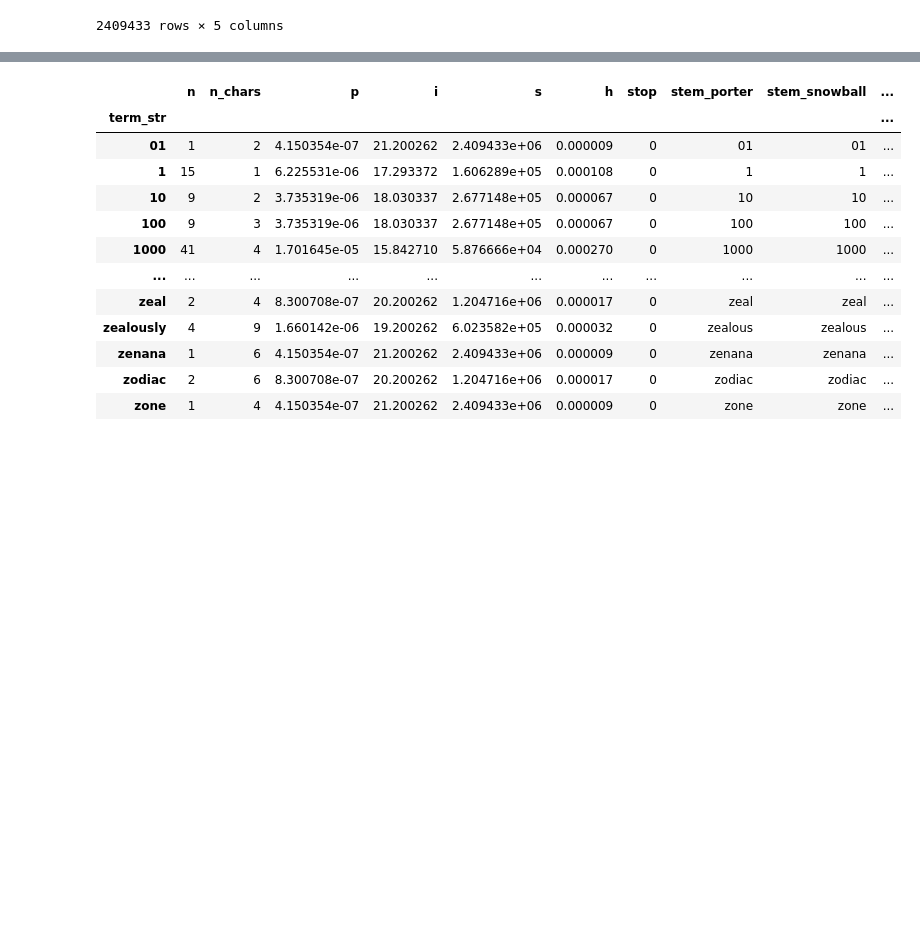
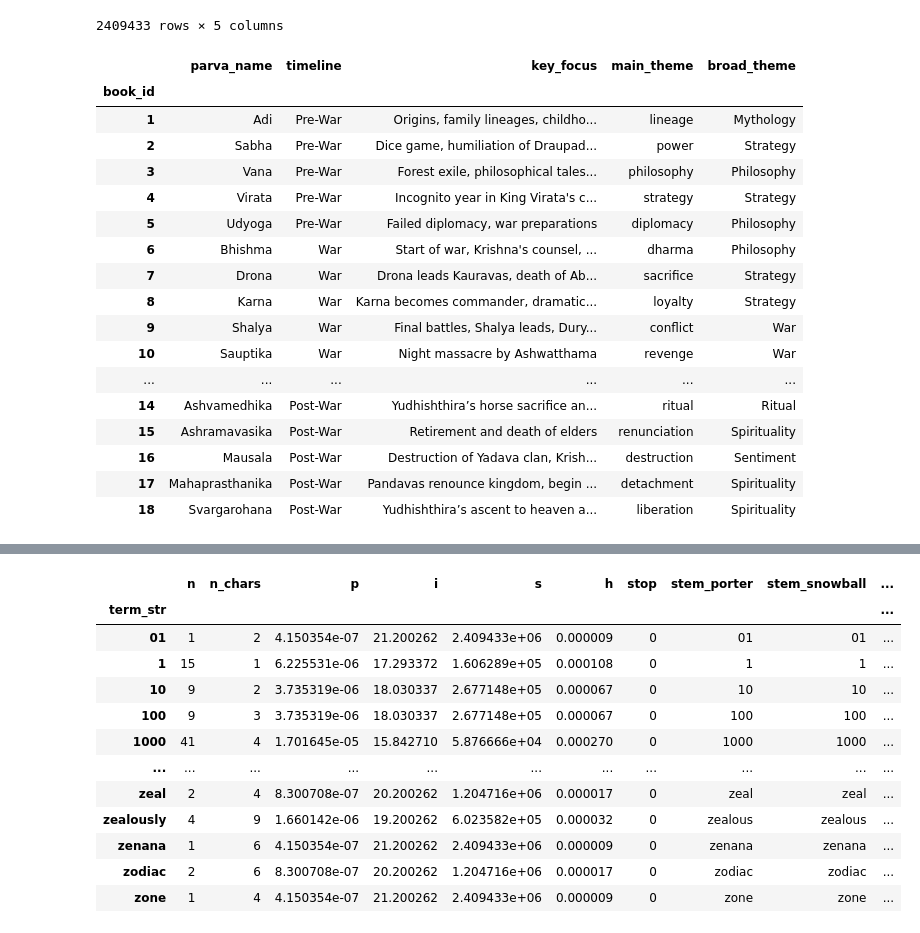
Before and after one commit to vishugp/Mahabharata_ETA, a Jupyter notebook: create_F3.ipynb, the cells around one changed output, grey strips where cells are left out. Saved outputs shown, nothing was run; the diff lists cells and outputs as text; code cells hidden in the pictures; blank space fills up the shorter version.

```diff
--- a/create_F3.ipynb
+++ b/create_F3.ipynb
@@ -115,3 +114,26 @@ CORPUS
 |  |  |  |  |  | 28 | (Vishnu, NNP) | NNP | Vishnu | vishnu | NN |
 |  |  |  |  |  | 29 | (himself, PRP) | PRP | himself | himself | PR |
 2409433 rows × 5 columns
+# %%
+genre_df = pd.read_json(f"{data_home}/lib.json")
+genre_df = genre_df.set_index("book_id")
+genre_df
+# %% [output]
+|  | parva_name | timeline | key_focus | main_theme | broad_theme |
+| book_id |  |  |  |  |  |
+| 1 | Adi | Pre-War | Origins, family lineages, childho... | lineage | Mythology |
+| 2 | Sabha | Pre-War | Dice game, humiliation of Draupad... | power | Strategy |
+| 3 | Vana | Pre-War | Forest exile, philosophical tales... | philosophy | Philosophy |
+| 4 | Virata | Pre-War | Incognito year in King Virata's c... | strategy | Strategy |
+| 5 | Udyoga | Pre-War | Failed diplomacy, war preparations | diplomacy | Philosophy |
+| 6 | Bhishma | War | Start of war, Krishna's counsel, ... | dharma | Philosophy |
+| 7 | Drona | War | Drona leads Kauravas, death of Ab... | sacrifice | Strategy |
+| 8 | Karna | War | Karna becomes commander, dramatic... | loyalty | Strategy |
+| 9 | Shalya | War | Final battles, Shalya leads, Dury... | conflict | War |
+| 10 | Sauptika | War | Night massacre by Ashwatthama | revenge | War |
+| ... | ... | ... | ... | ... | ... |
+| 14 | Ashvamedhika | Post-War | Yudhishthira’s horse sacrifice an... | ritual | Ritual |
+| 15 | Ashramavasika | Post-War | Retirement and death of elders | renunciation | Spirituality |
+| 16 | Mausala | Post-War | Destruction of Yadava clan, Krish... | destruction | Sentiment |
+| 17 | Mahaprasthanika | Post-War | Pandavas renounce kingdom, begin ... | detachment | Spirituality |
+| 18 | Svargarohana | Post-War | Yudhishthira’s ascent to heaven a... | liberation | Spirituality |
```
Also changed, not shown: parts of 13 cells of this notebook, 6 other files.
